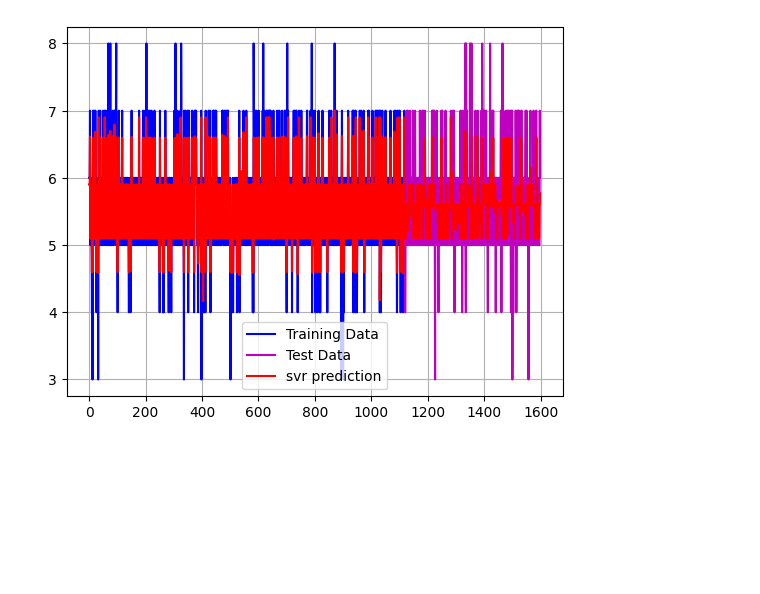
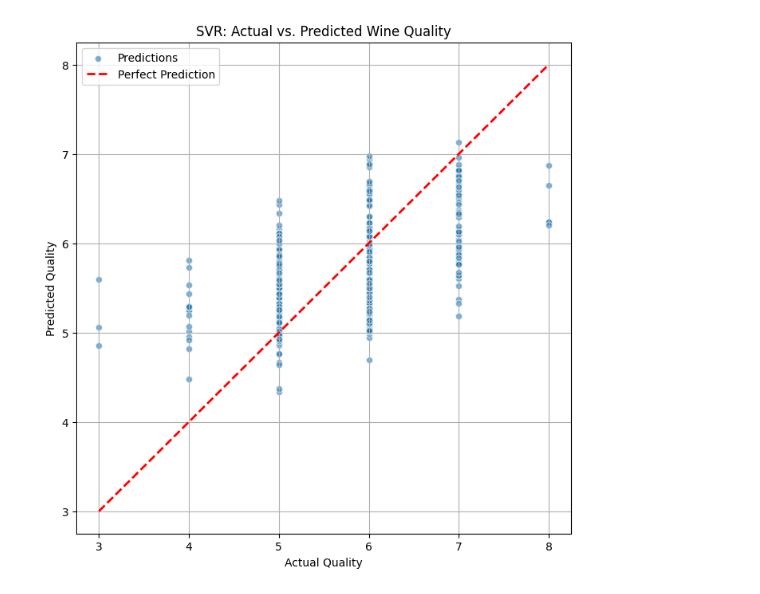
Before and after one commit to pctiope/AI221, a Jupyter notebook: Ensemble_Learning/mex3_2.ipynb, the cells around one changed output. Cells and saved outputs as stored; diff of their text form; code cells hidden in the pictures; blank space fills up the shorter version.

```diff
--- a/Ensemble_Learning/mex3_2.ipynb
+++ b/Ensemble_Learning/mex3_2.ipynb
@@ -130,29 +165,69 @@ print(f"Testing R2: {test_r2}, Testing MAD: {test_mad}")
 # %%
 from sklearn.svm import SVR
-from sklearn.pipeline import make_pipeline
+from sklearn.pipeline import Pipeline
 from sklearn.preprocessing import StandardScaler
+from sklearn.model_selection import RandomizedSearchCV
+from scipy.stats import loguniform
+from sklearn.metrics import mean_squared_error, r2_score, mean_absolute_error
+import matplotlib.pyplot as plt
 
-svr = make_pipeline(StandardScaler(),
-                    SVR(kernel='rbf',gamma=5)).fit(X_train,y_train)
+pipeline = Pipeline([
+    ('scaler', StandardScaler()),
+    ('svr', SVR())
+])
 
-X_all = pd.concat([X_train, X_test])
-y_svr = svr.predict(X_all)
-plt.plot(np.arange(0,len(y_train)), y_train,'b',label='Training Data')
-plt.plot(np.arange(len(y_train), len(y_train) + len(y_test)), y_test, 'm', label='Test Data')
-plt.plot(np.arange(0,len(y_train)+len(y_test)),y_svr,color='r',label='svr prediction')
+param_grid = {
+    'svr__C': loguniform(1e-1, 1e3),
+    'svr__gamma': loguniform(1e-4, 1e-1),
+    'svr__kernel': ['rbf', 'poly', 'sigmoid'],
+    'svr__degree': [2, 3, 4]
+}
+
+n_iter = 1
+random_search = RandomizedSearchCV(
+    pipeline,
+    param_distributions=model_params,
+    n_iter=n_iter,
+    verbose=3,
+    random_state=5
+)
+
+print("Starting SVR hyperparameter tuning...")
+random_search.fit(X_train, y_train)
+
+print("\nBest SVR parameters found:")
+print(random_search.best_params_)
+
+best_model = random_search.best_estimator_
+
+y_pred_test = best_model.predict(X_test)
+y_pred_train = best_model.predict(X_train)
+
+test_mse = mean_squared_error(y_test, y_pred_test)
+test_r2  = r2_score(y_test, y_pred_test)
+test_mad = mean_absolute_error(y_test, y_pred_test)
+
+train_mse = mean_squared_error(y_train, y_pred_train)
+train_r2  = r2_score(y_train, y_pred_train)
+train_mad = mean_absolute_error(y_train, y_pred_train)
+
+print("\n--- Performance on Test Data ---")
+print(f"Testing MSE: {test_mse:.4f}")
+print(f"Testing R-squared (R2): {test_r2:.4f}")
+print(f"Testing Mean Absolute Deviation (MAD): {test_mad:.4f}")
+
+print("\n--- Performance on Training Data ---")
+print(f"Training MSE: {train_mse:.4f}")
+print(f"Training R-squared (R2): {train_r2:.4f}")
+print(f"Training Mean Absolute Deviation (MAD): {train_mad:.4f}")
+
+plt.figure(figsize=(8, 8))
+plt.scatter(y_test, y_pred_svr, alpha=0.6, edgecolors='w', label='Predictions')
+plt.plot([y_test.min(), y_test.max()], [y_test.min(), y_test.max()], 'r--', lw=2, label='Perfect Prediction')
+plt.xlabel("Actual Quality")
+plt.ylabel("Predicted Quality")
+plt.title("SVR: Actual vs. Predicted Wine Quality")
 plt.legend()
-plt.grid()
+plt.grid(True)
 plt.show()
-train_mse = mean_squared_error(y_train, y_svr[:len(y_train)])
-test_mse = mean_squared_error(y_test, y_svr[len(y_train):])
-print(f"Training MSE: {train_mse}")
-print(f"Testing MSE: {test_mse}")
-
-train_r2  = r2_score(y_train, y_svr[:len(y_train)])
-test_r2   = r2_score(y_test, y_svr[len(y_train):])
-train_mad = mean_absolute_error(y_train, y_svr[:len(y_train)])
-test_mad  = mean_absolute_error(y_test, y_svr[len(y_train):])
-
-print(f"Training R2: {train_r2}, Training MAD: {train_mad}")
-print(f"Testing R2: {test_r2}, Testing MAD: {test_mad}")
 # %% [output]
@@ -159 +244 @@ print(f"Testing R2: {test_r2}, Testing MAD: {test_mad}")
-[figure, old version]
+[figure, new version]
```
Also changed, not shown: parts of 7 cells of this notebook, 6 other files.
